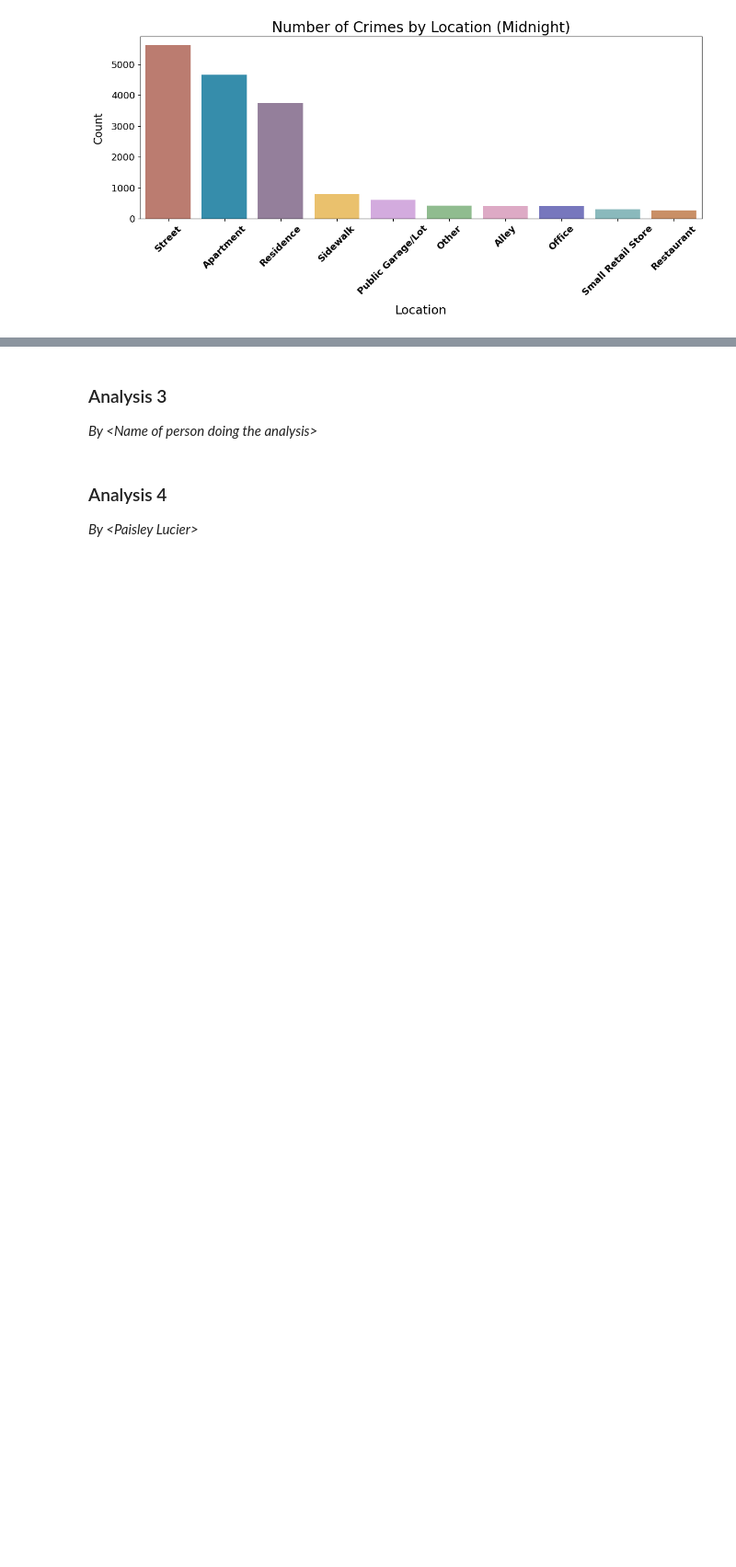
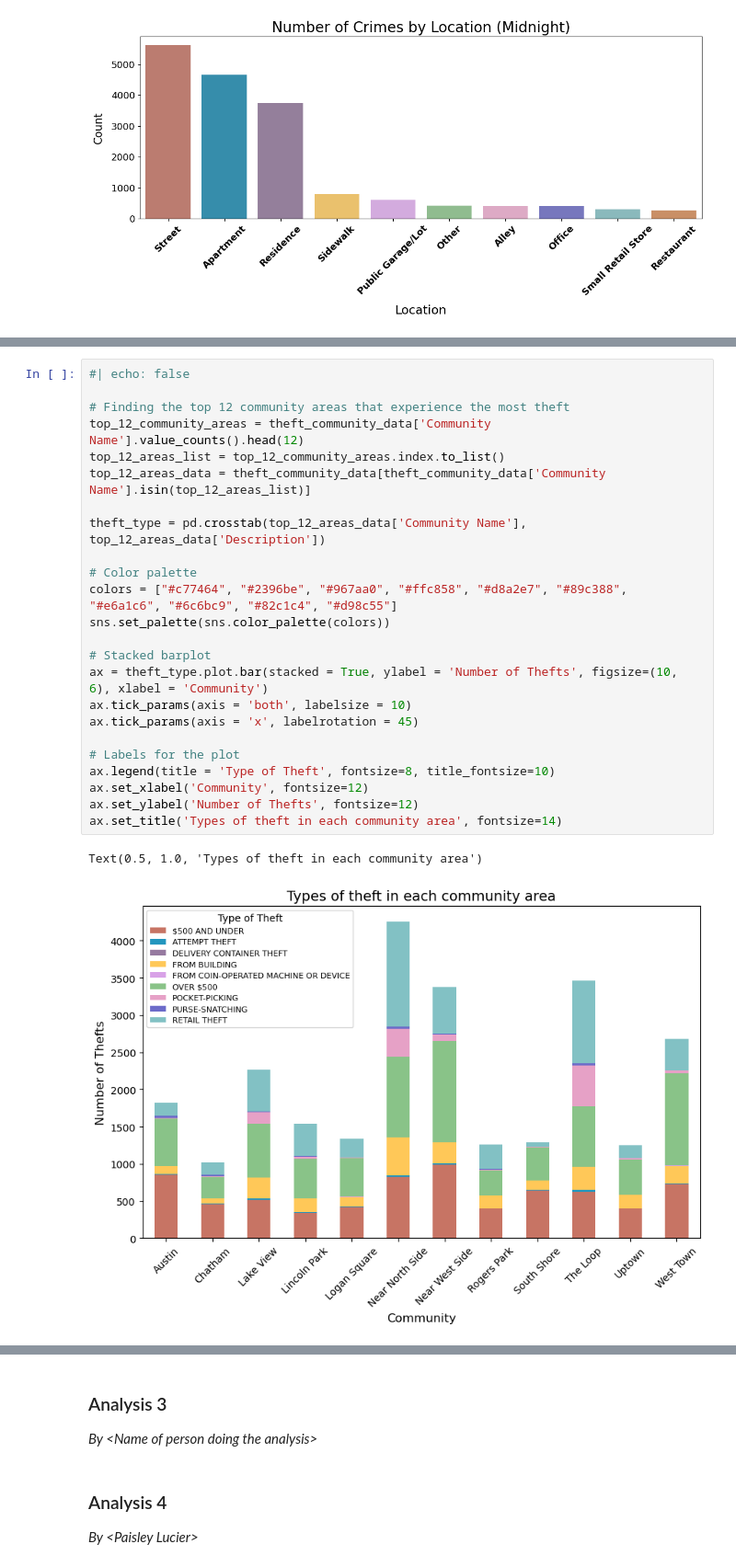
Before and after one commit to ashou2004/Chicago-Crime-Data-Analysis, a Jupyter notebook: ProjectReport.ipynb, the cells around one changed output, grey strips where cells are left out. Shown at 92% size. Cells and saved outputs as stored; diff of their text form; blank space fills up the shorter version.

```diff
--- a/ProjectReport.ipynb
+++ b/ProjectReport.ipynb
@@ -512,0 +527,27 @@ plt.show()
+# %%
+#| echo: false
+
+# Finding the top 12 community areas that experience the most theft
+top_12_community_areas = theft_community_data['Community Name'].value_counts().head(12)
+top_12_areas_list = top_12_community_areas.index.to_list()
+top_12_areas_data = theft_community_data[theft_community_data['Community Name'].isin(top_12_areas_list)]
+
+theft_type = pd.crosstab(top_12_areas_data['Community Name'], top_12_areas_data['Description'])
+
+# Color palette
+colors = ["#c77464", "#2396be", "#967aa0", "#ffc858", "#d8a2e7", "#89c388", "#e6a1c6", "#6c6bc9", "#82c1c4", "#d98c55"]
+sns.set_palette(sns.color_palette(colors))
+
+# Stacked barplot
+ax = theft_type.plot.bar(stacked = True, ylabel = 'Number of Thefts', figsize=(10, 6), xlabel = 'Community')
+ax.tick_params(axis = 'both', labelsize = 10)
+ax.tick_params(axis = 'x', labelrotation = 45)
+
+# Labels for the plot
+ax.legend(title = 'Type of Theft', fontsize=8, title_fontsize=10)
+ax.set_xlabel('Community', fontsize=12)
+ax.set_ylabel('Number of Thefts', fontsize=12)
+ax.set_title('Types of theft in each community area', fontsize=14)
+# %% [output]
+Text(0.5, 1.0, 'Types of theft in each community area')
+[figure, added]
```
Also changed, not shown: parts of 23 cells of this notebook.
